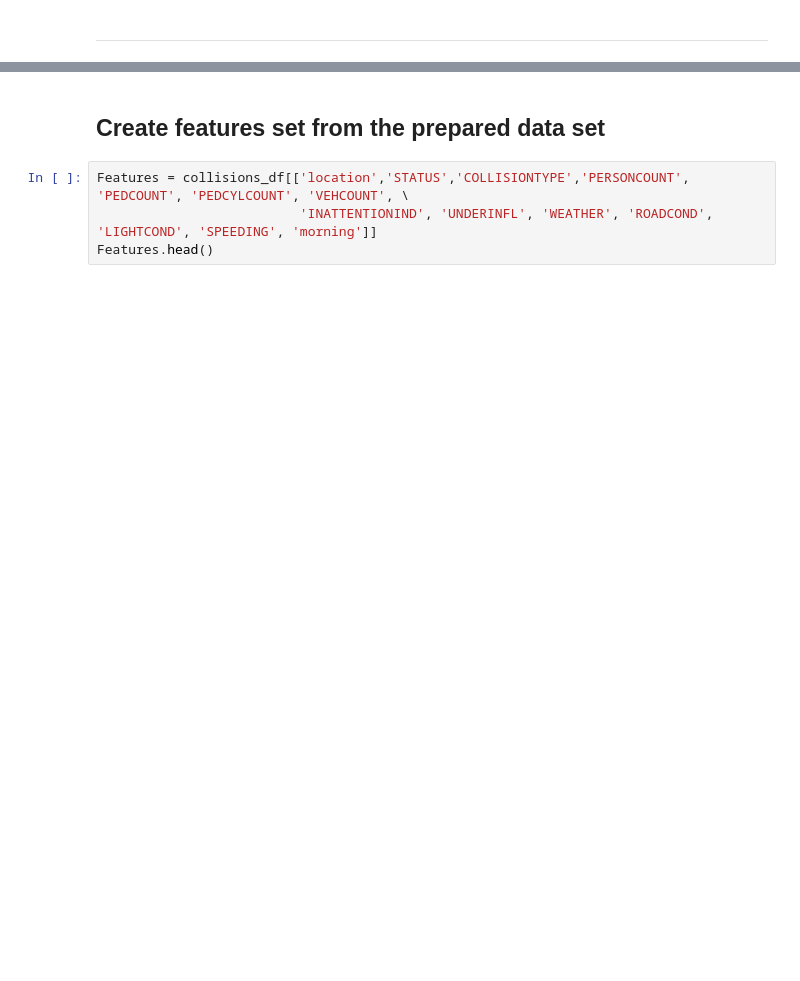
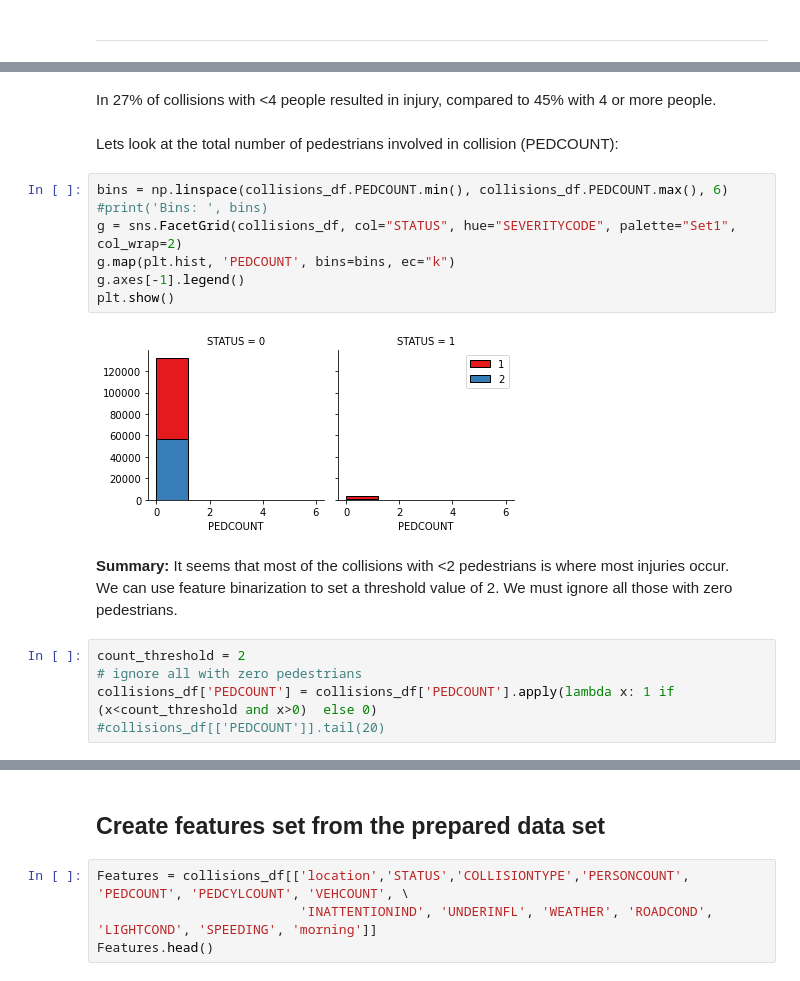
Before and after one commit to chewitty/Coursera_Capstone, a Jupyter notebook: Applied DS Capstone-wk21.ipynb, the cells around one changed output, grey strips where cells are left out. Cells and saved outputs as stored; diff of their text form; blank space fills up the shorter version.

```diff
--- a/Applied DS Capstone-wk21.ipynb
+++ b/Applied DS Capstone-wk21.ipynb
@@ -448,0 +506,21 @@ Name: location, dtype: int64
+# %% [markdown]
+In 27% of collisions with <4 people resulted in injury, compared to 45% with 4 or more people.<br/>
+# %% [markdown]
+Lets look at the total number of pedestrians involved in collision (PEDCOUNT):
+# %%
+bins = np.linspace(collisions_df.PEDCOUNT.min(), collisions_df.PEDCOUNT.max(), 6)
+#print('Bins: ', bins)
+g = sns.FacetGrid(collisions_df, col="STATUS", hue="SEVERITYCODE", palette="Set1", col_wrap=2)
+g.map(plt.hist, 'PEDCOUNT', bins=bins, ec="k")
+g.axes[-1].legend()
+plt.show()
+# %% [output]
+[figure, added]
+# %% [markdown]
+**Summary:** It seems that most of the collisions with <2 pedestrians is where most injuries occur.<br/>
+We can use feature binarization to set a threshold value of 2. We must ignore all those with zero pedestrians.
+# %%
+count_threshold = 2
+# ignore all with zero pedestrians
+collisions_df['PEDCOUNT'] = collisions_df['PEDCOUNT'].apply(lambda x: 1 if (x<count_threshold and x>0)  else 0)
+#collisions_df[['PEDCOUNT']].tail(20)
```
Also changed, not shown: parts of 83 cells of this notebook.
